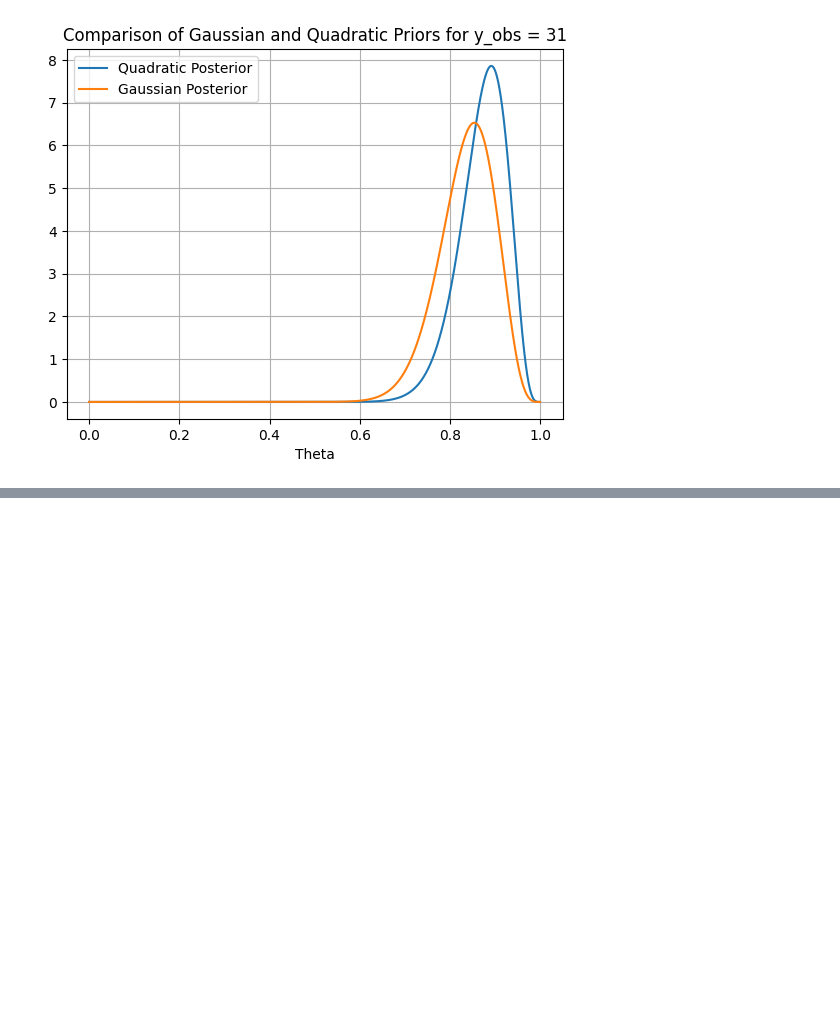
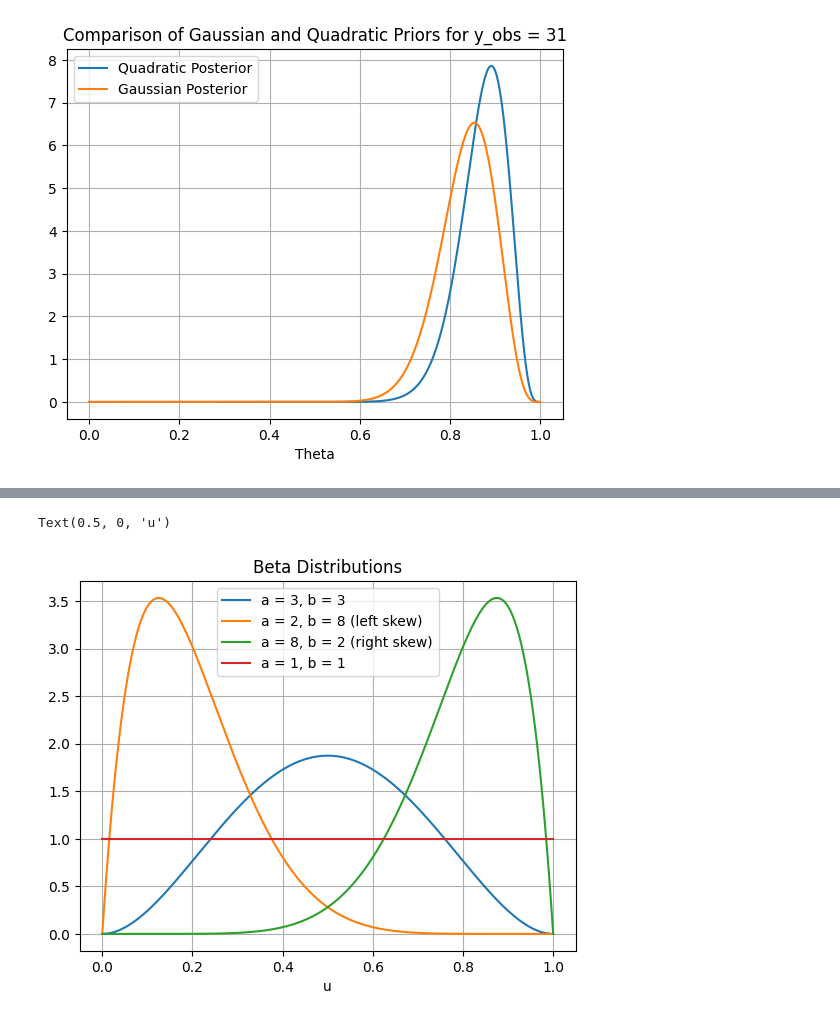
Before and after one commit to alexking100/BayesianInferenceLearning, a Jupyter notebook: web_book_bayesian_inference.ipynb, the cells around one changed output, grey strips where cells are left out. Saved outputs shown, nothing was run; the diff lists cells and outputs as text; code cells hidden in the pictures; blank space fills up the shorter version.

```diff
--- a/web_book_bayesian_inference.ipynb
+++ b/web_book_bayesian_inference.ipynb
@@ -293,0 +301,16 @@ Text(0.5, 0, 'Theta')
+# %%
+u = np.linspace(0,1,200)
+
+
+fig, ax = plt.subplots(1)
+ax.grid(True)
+ax.plot(u, sp.stats.beta.pdf(u, 3, 3), label='a = 3, b = 3')
+ax.plot(u, sp.stats.beta.pdf(u, 2, 8), label='a = 2, b = 8 (left skew)')
+ax.plot(u, sp.stats.beta.pdf(u, 8, 2), label='a = 8, b = 2 (right skew)')
+ax.plot(u, sp.stats.beta.pdf(u, 1, 1), label='a = 1, b = 1')
+ax.legend()
+ax.set_title("Beta Distributions")
+ax.set_xlabel("u")
+# %% [output]
+Text(0.5, 0, 'u')
+[figure, added]
```
Also changed, not shown: parts of 15 cells of this notebook, 1 other file.
